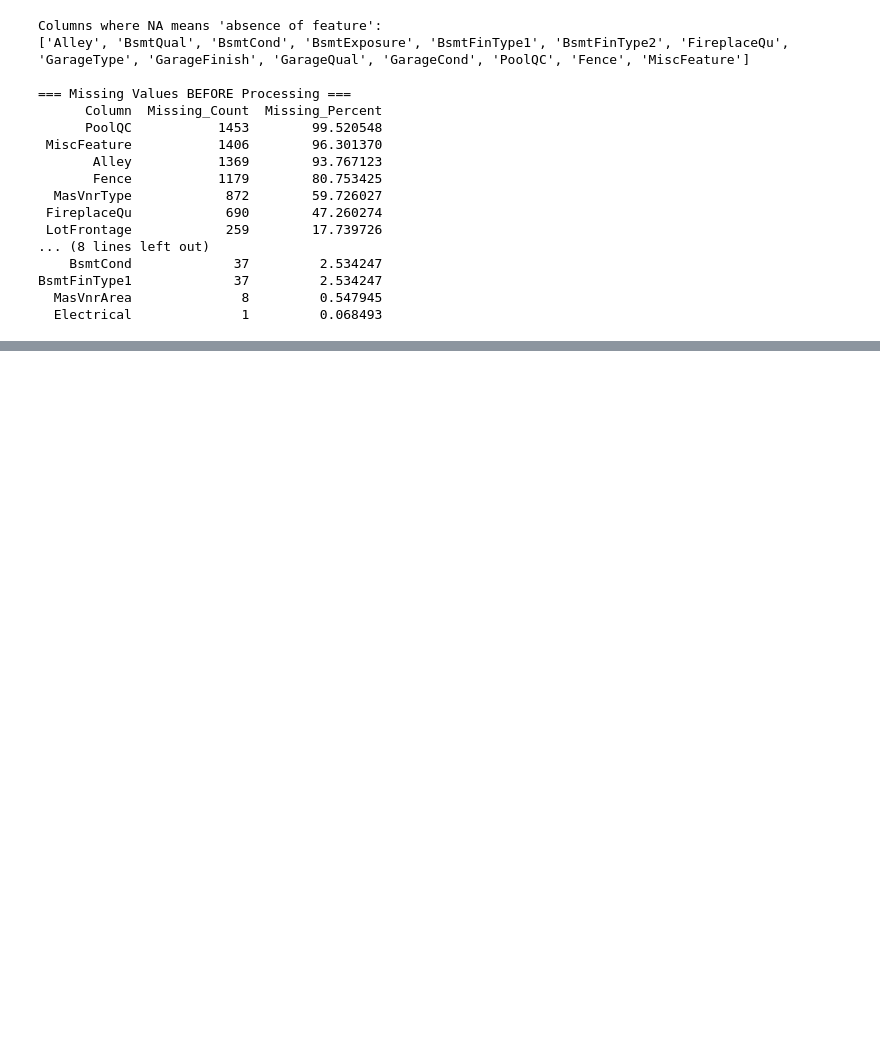
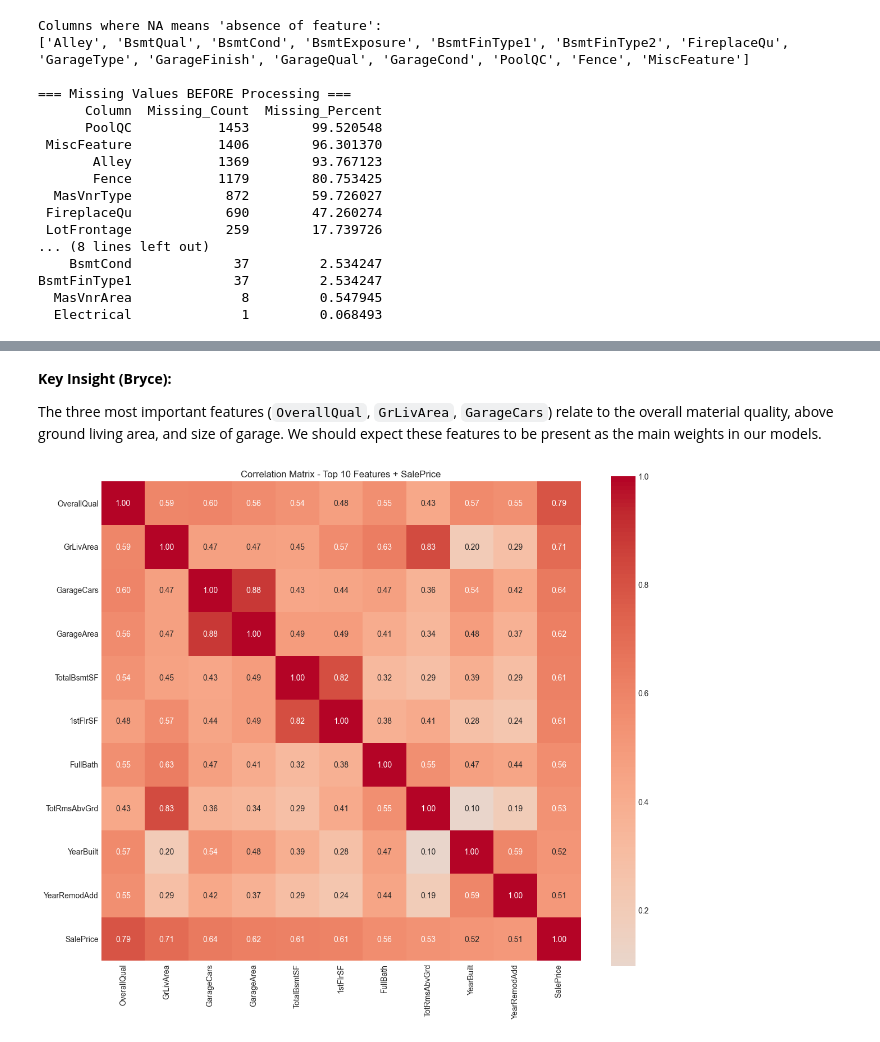
Before and after one commit to Blim3202/House-Prices-Kaggle, a Jupyter notebook: Notebooks/01_eda_analysis.ipynb, the cells around one changed output, grey strips where cells are left out. Drawn from its saved outputs; the diff is of its cells as text; code cells hidden in the pictures; blank space fills up the shorter version.

```diff
--- a/Notebooks/01_eda_analysis.ipynb
+++ b/Notebooks/01_eda_analysis.ipynb
@@ -114,0 +190,17 @@ BsmtFinType1             37         2.534247
+# %% [markdown]
+**Key Insight (Bryce):**
+
+The three most important features (`OverallQual`, `GrLivArea`, `GarageCars`) relate to the overall material quality, above ground living area, and size of garage. We should expect these features to be present as the main weights in our models.
+# %%
+# Check for multicollinearity among top features
+top_features = top_correlations.head(10).index.tolist()
+correlation_matrix = df_train_clean[top_features + ['SalePrice']].corr()
+
+plt.figure(figsize=(12, 10))
+sns.heatmap(correlation_matrix, annot=True, fmt='.2f', cmap='coolwarm', center=0, square=True)
+plt.title('Correlation Matrix - Top 10 Features + SalePrice')
+plt.tight_layout()
+plt.savefig("../reports/correlation_matrix.png", dpi=100, bbox_inches='tight')
+plt.show()
+# %% [output]
+[figure, added]
```
Also changed, not shown: parts of 15 cells of this notebook, 5 other files.
